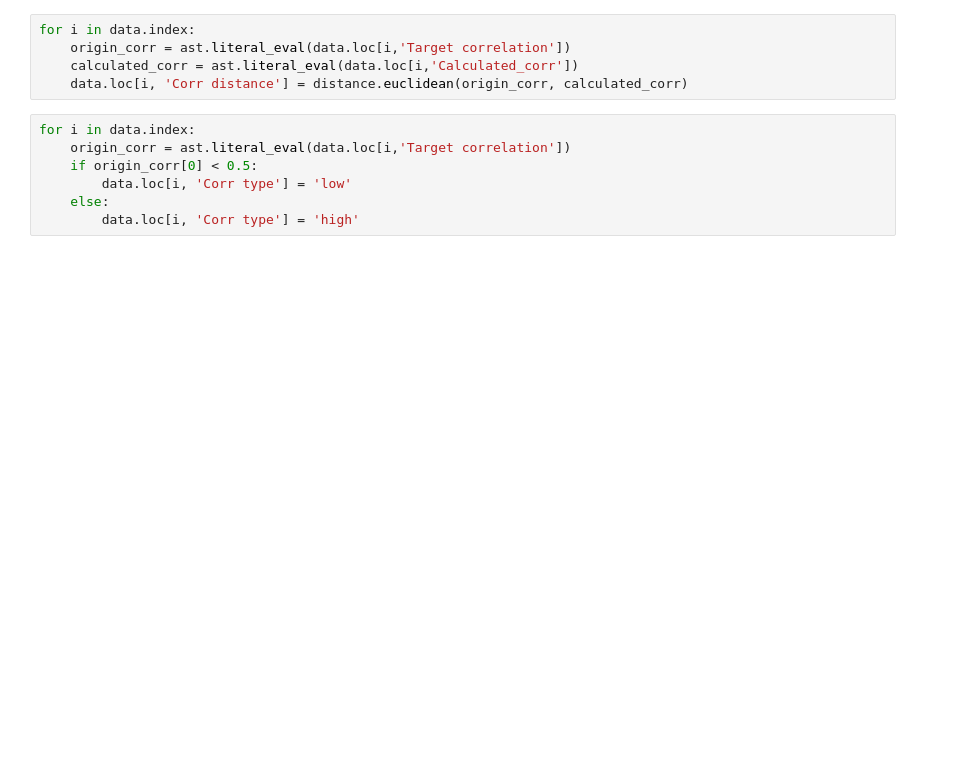
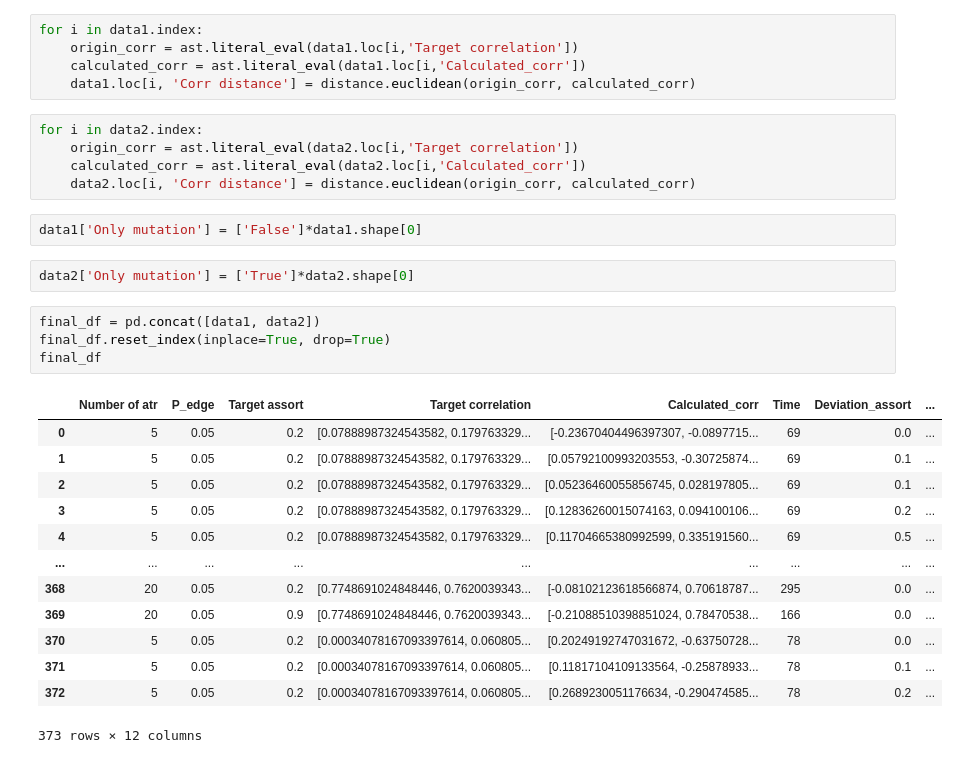
Before and after one commit to aimclub/GOLEM, a Jupyter notebook: examples/BN_generator_learning/result_analysis.ipynb, the cells around one changed output. Cells and saved outputs as stored; diff of their text form; blank space fills up the shorter version.

```diff
--- a/examples/BN_generator_learning/result_analysis.ipynb
+++ b/examples/BN_generator_learning/result_analysis.ipynb
@@ -27,12 +32,32 @@ data
 # %%
-for i in data.index:
-    origin_corr = ast.literal_eval(data.loc[i,'Target correlation'])
-    calculated_corr = ast.literal_eval(data.loc[i,'Calculated_corr'])
-    data.loc[i, 'Corr distance'] = distance.euclidean(origin_corr, calculated_corr)
+for i in data1.index:
+    origin_corr = ast.literal_eval(data1.loc[i,'Target correlation'])
+    calculated_corr = ast.literal_eval(data1.loc[i,'Calculated_corr'])
+    data1.loc[i, 'Corr distance'] = distance.euclidean(origin_corr, calculated_corr)
 # %%
-for i in data.index:
-    origin_corr = ast.literal_eval(data.loc[i,'Target correlation'])
-    if origin_corr[0] < 0.5:
-        data.loc[i, 'Corr type'] = 'low'
-    else:
-        data.loc[i, 'Corr type'] = 'high'
+for i in data2.index:
+    origin_corr = ast.literal_eval(data2.loc[i,'Target correlation'])
+    calculated_corr = ast.literal_eval(data2.loc[i,'Calculated_corr'])
+    data2.loc[i, 'Corr distance'] = distance.euclidean(origin_corr, calculated_corr)
+# %%
+data1['Only mutation'] = ['False']*data1.shape[0]
+# %%
+data2['Only mutation'] = ['True']*data2.shape[0]
+# %%
+final_df = pd.concat([data1, data2])
+final_df.reset_index(inplace=True, drop=True)
+final_df
+# %% [output]
+|  | Number of atr | P_edge | Target assort | Target correlation | Calculated_corr | Time | Deviation_assort | ... |
+| 0 | 5 | 0.05 | 0.2 | [0.07888987324543582, 0.179763329... | [-0.23670404496397307, -0.0897715... | 69 | 0.0 | ... |
+| 1 | 5 | 0.05 | 0.2 | [0.07888987324543582, 0.179763329... | [0.05792100993203553, -0.30725874... | 69 | 0.1 | ... |
+| 2 | 5 | 0.05 | 0.2 | [0.07888987324543582, 0.179763329... | [0.05236460055856745, 0.028197805... | 69 | 0.1 | ... |
+| 3 | 5 | 0.05 | 0.2 | [0.07888987324543582, 0.179763329... | [0.12836260015074163, 0.094100106... | 69 | 0.2 | ... |
+| 4 | 5 | 0.05 | 0.2 | [0.07888987324543582, 0.179763329... | [0.11704665380992599, 0.335191560... | 69 | 0.5 | ... |
+| ... | ... | ... | ... | ... | ... | ... | ... | ... |
+| 368 | 20 | 0.05 | 0.2 | [0.7748691024848446, 0.7620039343... | [-0.08102123618566874, 0.70618787... | 295 | 0.0 | ... |
+| 369 | 20 | 0.05 | 0.9 | [0.7748691024848446, 0.7620039343... | [-0.21088510398851024, 0.78470538... | 166 | 0.0 | ... |
+| 370 | 5 | 0.05 | 0.2 | [0.00034078167093397614, 0.060805... | [0.20249192747031672, -0.63750728... | 78 | 0.0 | ... |
+| 371 | 5 | 0.05 | 0.2 | [0.00034078167093397614, 0.060805... | [0.11817104109133564, -0.25878933... | 78 | 0.1 | ... |
+| 372 | 5 | 0.05 | 0.2 | [0.00034078167093397614, 0.060805... | [0.2689230051176634, -0.290474585... | 78 | 0.2 | ... |
+373 rows × 12 columns
```
Also changed, not shown: parts of 10 cells of this notebook, 7 other files.
